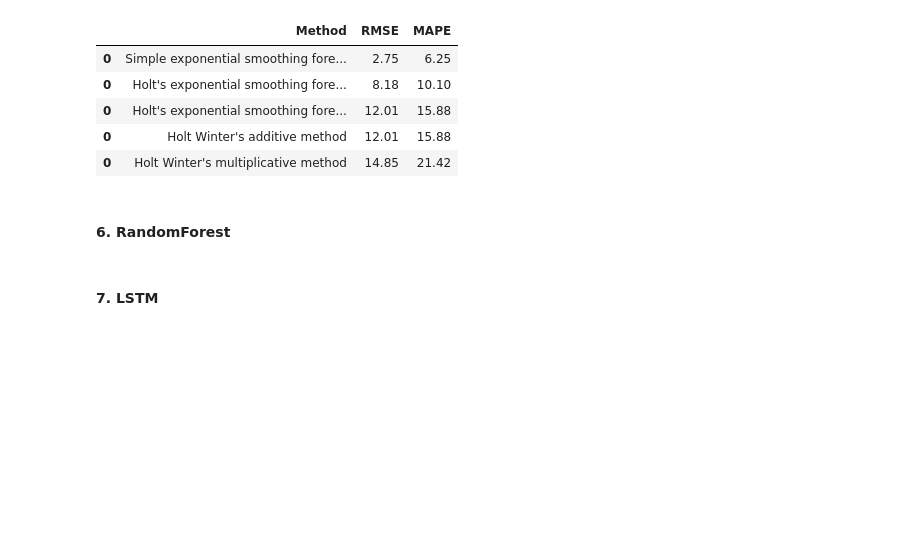
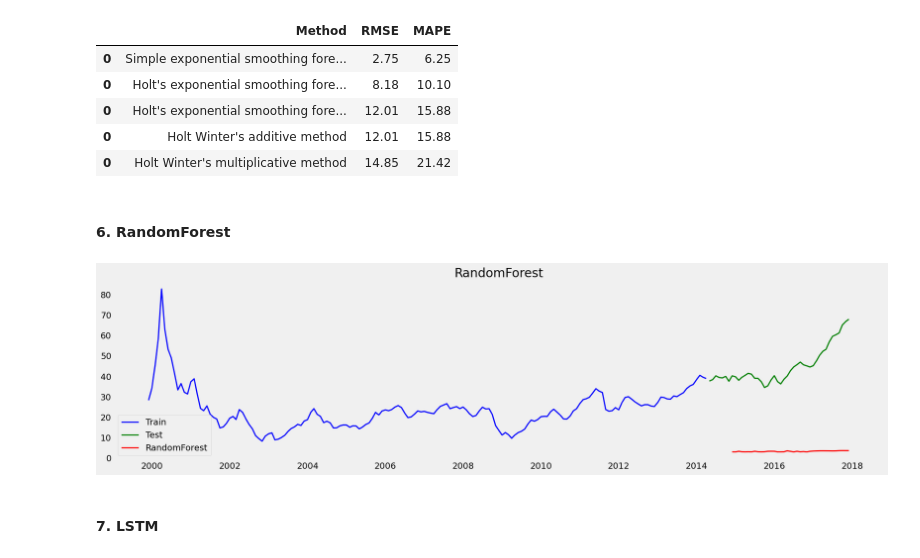
Before and after one commit to HoaNguyen710/DataSample, a Jupyter notebook: testDemo.ipynb, the cells around one changed output. Drawn from its saved outputs; the diff is of its cells as text; code cells hidden in the pictures; blank space fills up the shorter version.

```diff
--- a/testDemo.ipynb
+++ b/testDemo.ipynb
@@ -609,2 +611,25 @@ results
+# %%
+X_train = df_log[0:int(len(df_log)*0.8)-7].values.reshape(-1, 1)
+y_train = df_log[0+7:int(len(df_log)*0.8)]
+X_test = df_log[int(len(df_log)*0.8):-7].values.reshape(-1, 1)
+y_test = df_log[int(len(df_log)*0.8)+7:]
+# %%
+from sklearn.ensemble import RandomForestRegressor
+rf = RandomForestRegressor(n_estimators=1000)
+rf.fit(X_train, y_train)
+y_forecast = rf.predict(X_test)
+
+rf_forecast_series = pd.Series(y_forecast, index=y_test.index)
+
+plt.figure(figsize=(20,5))
+plt.grid()
+plt.plot( train_df, label='Train',color='blue',linewidth = 2)
+plt.plot(test_df, label='Test',color='green',linewidth = 2)
+plt.plot(rf_forecast_series, label='RandomForest',color='red', linewidth = 2)
+plt.legend(loc='best')
+plt.title('RandomForest')
+plt.show()
+# %% [output]
+[figure, added]
 # %% [markdown]
 #### 7. LSTM
```
Also changed, not shown: parts of 5 cells of this notebook.
